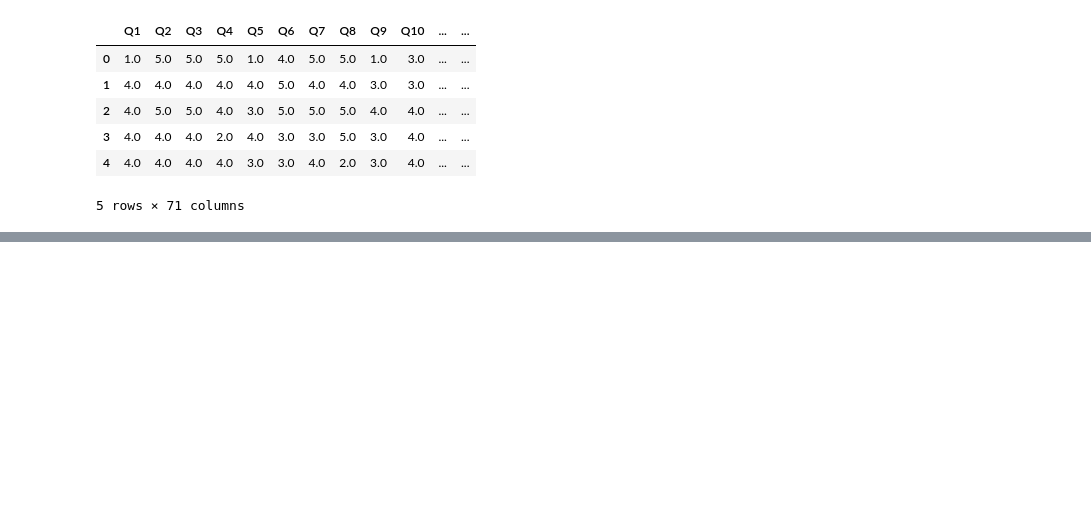
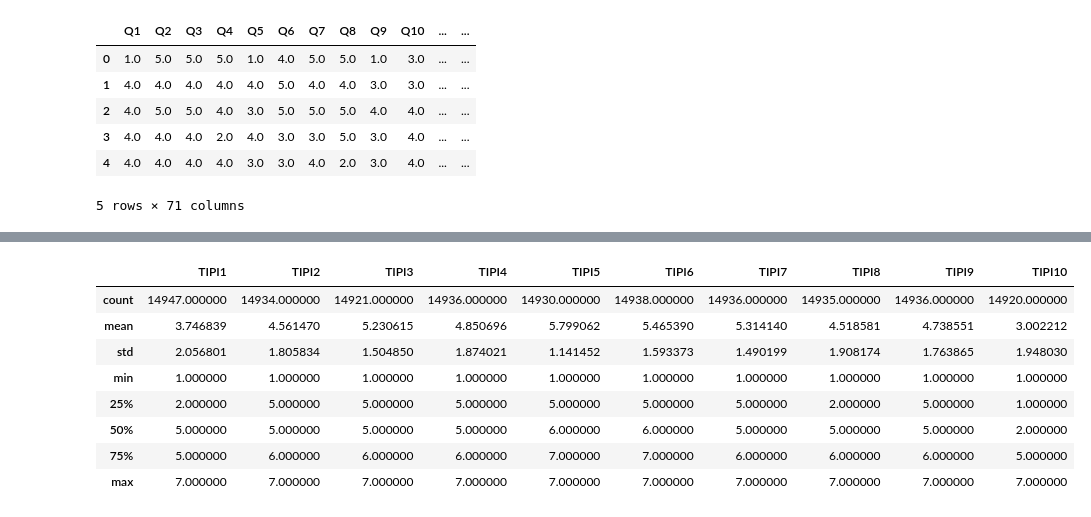
Before and after one commit to f1v3-dev/opensource, a Jupyter notebook: test_project.ipynb, the cells around one changed output, grey strips where cells are left out. Drawn from its saved outputs; the diff is of its cells as text; code cells hidden in the pictures; blank space fills up the shorter version.

```diff
--- a/test_project.ipynb
+++ b/test_project.ipynb
@@ -82,0 +104,50 @@ train.head()
+# %%
+# 마키아벨리즘에 대한 질문 점수
+makia_survey = ['Q' + str(i+1) for i in range(20)]
+not_makia = ['Q3', 'Q4', 'Q6','Q7', 'Q9', 'Q10', 'Q11', 'Q14', 'Q16', 'Q17', 'Q18']
+# 'Q6', 'Q14', 'Q18'
+# 'Q21', 'Q22', 'Q23', 'Q23', 'Q24', 'Q25', 'Q26'은 secret question이라 제외
+
+for columns in not_makia:
+    train.loc[train[columns] > 0, columns] = 6 - train[columns]
+    test.loc[test[columns] > 0, columns] = 6 - test[columns]
+
+
+
+# 기준치 (60점 이상)에 관련된 파생변수 생성
+train['makia_score'] = np.sum(train[makia_survey], axis = 1)
+test['makia_score'] = np.sum(test[makia_survey], axis = 1)
+
+train['high_makia'] = train['makia_score'].apply(lambda x : (1 if x > 60 else 0))
+test['high_makia'] = test['makia_score'].apply(lambda x : (1 if x > 60 else 0))
+# %%
+'''
+ TIPI에 대한 질문 점수
+ TIPI는 1 ~ 7점까지 존재 -> 1 ~ 5점으로 변환
+ TIPI 1점 -> 1점
+ TIPI 2점 -> 2점
+ TIPI 3점 -> 3점
+ TIPI 4점 -> 3점
+ TIPI 5점 -> 3점
+ TIPI 6점 -> 4점
+ TIPI 7점 -> 5점
+'''
+TIPI_columns = ['TIPI' + str(x + 1) for x in range(10)]
+TIPI_score = {1:1, 2:2, 3:4, 3:5, 4:6, 5:7}
+
+
+for tipi in TIPI_columns:
+    train[tipi] = train[tipi].map(TIPI_score)
+    test[tipi] = test[tipi].map(TIPI_score)
+
+train[TIPI_columns].describe()
+# %% [output]
+|  | TIPI1 | TIPI2 | TIPI3 | TIPI4 | TIPI5 | TIPI6 | TIPI7 | TIPI8 | TIPI9 | TIPI10 |
+| count | 14947.000000 | 14934.000000 | 14921.000000 | 14936.000000 | 14930.000000 | 14938.000000 | 14936.000000 | 14935.000000 | 14936.000000 | 14920.000000 |
+| mean | 3.746839 | 4.561470 | 5.230615 | 4.850696 | 5.799062 | 5.465390 | 5.314140 | 4.518581 | 4.738551 | 3.002212 |
+| std | 2.056801 | 1.805834 | 1.504850 | 1.874021 | 1.141452 | 1.593373 | 1.490199 | 1.908174 | 1.763865 | 1.948030 |
+| min | 1.000000 | 1.000000 | 1.000000 | 1.000000 | 1.000000 | 1.000000 | 1.000000 | 1.000000 | 1.000000 | 1.000000 |
+| 25% | 2.000000 | 5.000000 | 5.000000 | 5.000000 | 5.000000 | 5.000000 | 5.000000 | 2.000000 | 5.000000 | 1.000000 |
+| 50% | 5.000000 | 5.000000 | 5.000000 | 5.000000 | 6.000000 | 6.000000 | 5.000000 | 5.000000 | 5.000000 | 2.000000 |
+| 75% | 5.000000 | 6.000000 | 6.000000 | 6.000000 | 7.000000 | 7.000000 | 6.000000 | 6.000000 | 6.000000 | 5.000000 |
+| max | 7.000000 | 7.000000 | 7.000000 | 7.000000 | 7.000000 | 7.000000 | 7.000000 | 7.000000 | 7.000000 | 7.000000 |
```
Also changed, not shown: parts of 13 cells of this notebook, 2 other files.
